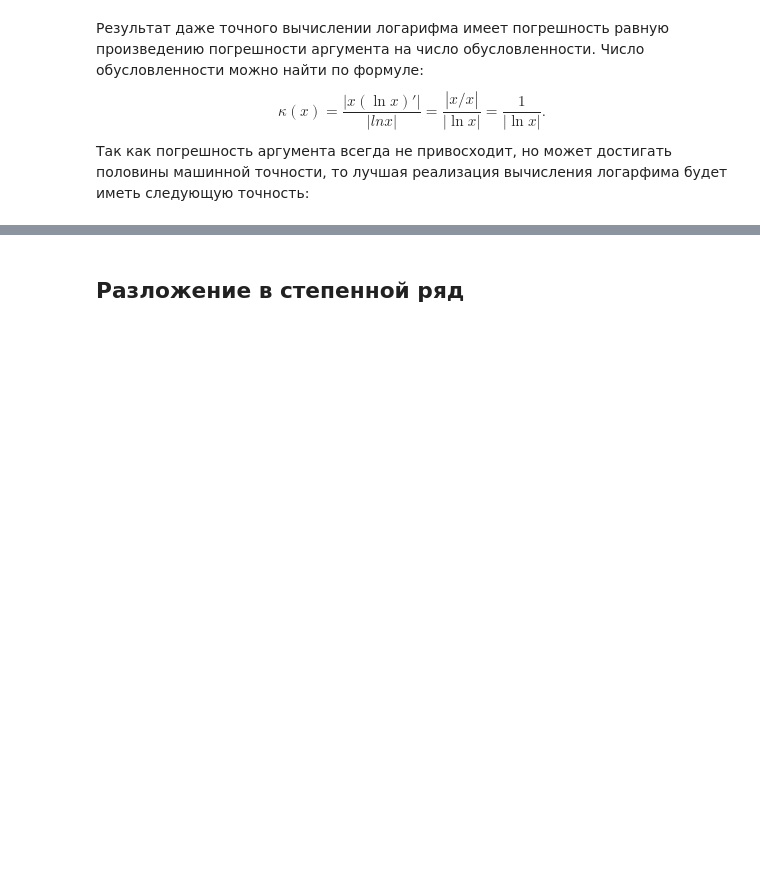
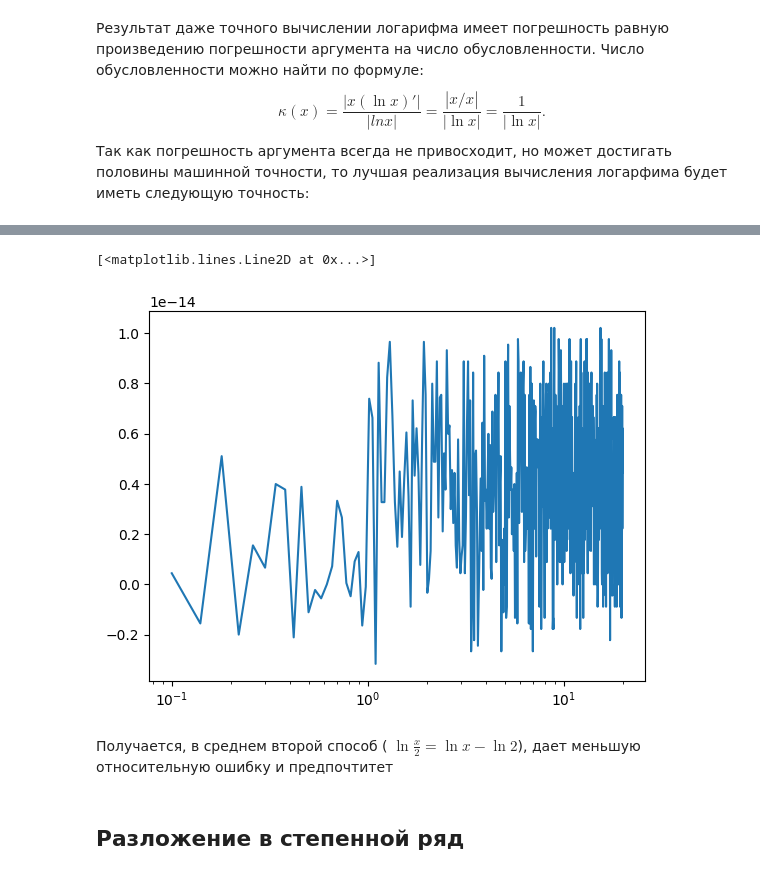
Before and after one commit to dyed-eye/numerical-methods, a Jupyter notebook: 3. Not_so_elementary_elementary_functions.ipynb, the cells around one changed output, grey strips where cells are left out. Saved outputs shown, nothing was run; the diff lists cells and outputs as text; code cells hidden in the pictures; blank space fills up the shorter version.

```diff
--- a/3. Not_so_elementary_elementary_functions.ipynb
+++ b/3. Not_so_elementary_elementary_functions.ipynb
@@ -84,3 +149,10 @@ plt.show()
+# %%
+plt.semilogx(x,relative_error(y,y2)-relative_error(y,y1))
+# %% [output]
+[<matplotlib.lines.Line2D at 0x...>]
+[figure, added]
+# %% [markdown]
+Получается, в среднем второй способ ( $\ln{\frac{x}{2}} = \ln{x} - \ln{2}$), дает меньшую относительную ошибку и предпочтитет
 # %% [markdown]
 ## Разложение в степенной ряд
 # %% [markdown]
```
Also changed, not shown: parts of 15 cells of this notebook, 1 other file.
